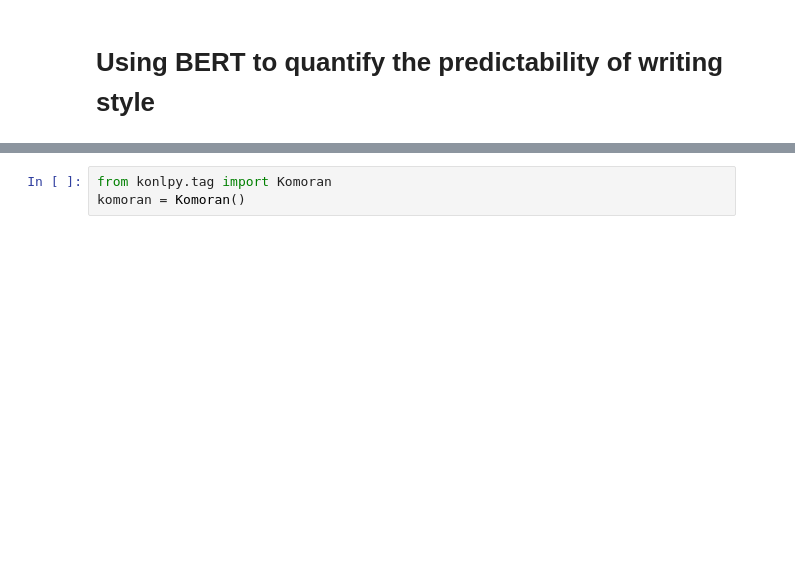
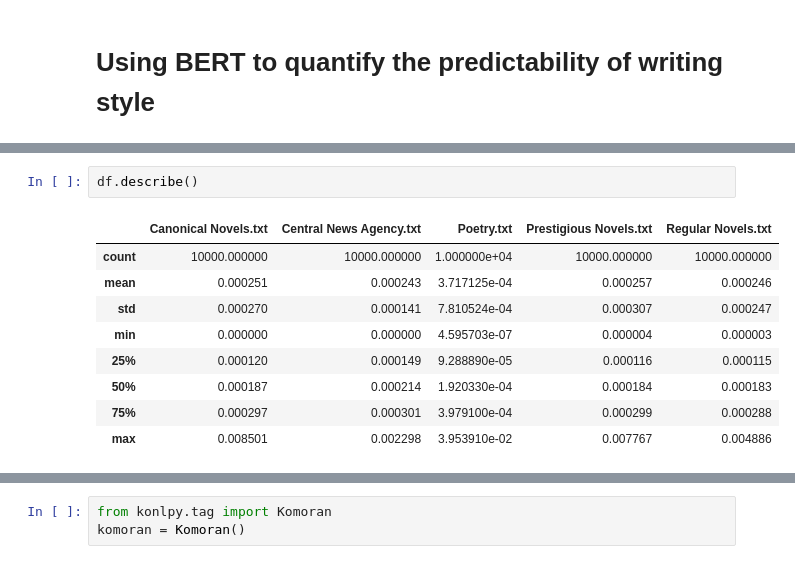
Before and after one commit to benber86/nkbert, a Jupyter notebook: language_model/trained/Style predictability.ipynb, the cells around one changed output, grey strips where cells are left out. Cells and saved outputs as stored; diff of their text form; blank space fills up the shorter version.

```diff
--- a/language_model/trained/Style predictability.ipynb
+++ b/language_model/trained/Style predictability.ipynb
@@ -67,3 +75,15 @@ df.boxplot(figsize = (15, 10), showfliers=False)
+# %%
+df.describe()
+# %% [output]
+|  | Canonical Novels.txt | Central News Agency.txt | Poetry.txt | Prestigious Novels.txt | Regular Novels.txt |
+| count | 10000.000000 | 10000.000000 | 1.000000e+04 | 10000.000000 | 10000.000000 |
+| mean | 0.000251 | 0.000243 | 3.717125e-04 | 0.000257 | 0.000246 |
+| std | 0.000270 | 0.000141 | 7.810524e-04 | 0.000307 | 0.000247 |
+| min | 0.000000 | 0.000000 | 4.595703e-07 | 0.000004 | 0.000003 |
+| 25% | 0.000120 | 0.000149 | 9.288890e-05 | 0.000116 | 0.000115 |
+| 50% | 0.000187 | 0.000214 | 1.920330e-04 | 0.000184 | 0.000183 |
+| 75% | 0.000297 | 0.000301 | 3.979100e-04 | 0.000299 | 0.000288 |
+| max | 0.008501 | 0.002298 | 3.953910e-02 | 0.007767 | 0.004886 |
 # %%
 from scipy import stats
 from itertools import combinations
```
Also changed, not shown: parts of 24 cells of this notebook.
